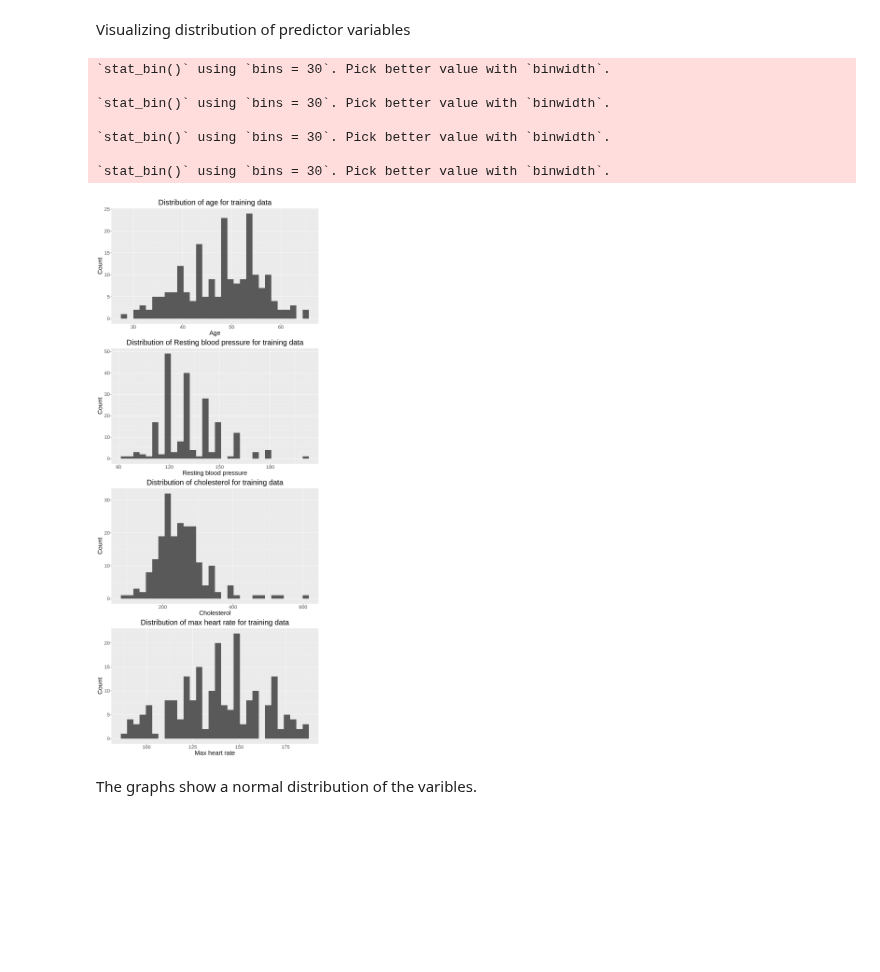
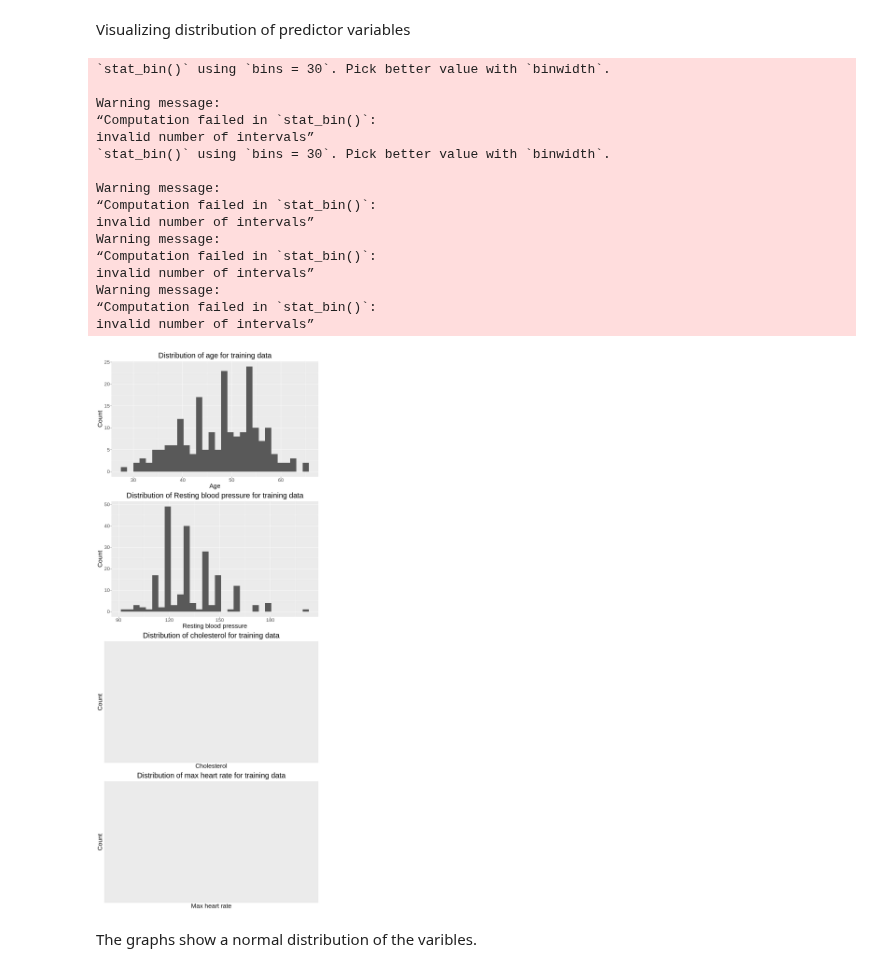
Before and after one commit to elshire7311/dsci100_group73, a Jupyter notebook: heart_analysis.ipynb, the cells around one changed output. Saved outputs shown, nothing was run; the diff lists cells and outputs as text; code cells hidden in the pictures; blank space fills up the shorter version.

```diff
--- a/heart_analysis.ipynb
+++ b/heart_analysis.ipynb
@@ -141,45 +142,56 @@ training_age_plot <- hungarian_train |>
                 geom_histogram()+
                 labs(x="Age", y="Count")+
                 ggtitle("Distribution of age for training data")+
-                theme(text=element_text(size=20), plot.title=element_text(hjust=0.5))
+                theme(text=element_text(size=20), plot.title=element_text(hjust=0.5)) +
+                geom_histogram(breaks = 30)
 
 training_resting_blood_pressure_plot <- hungarian_train |>
                 ggplot(aes(x=resting_blood_pressure))+
                 geom_histogram()+
                 labs(x="Resting blood pressure", y="Count")+
                 ggtitle("Distribution of Resting blood pressure for training data")+
-                theme(text=element_text(size=20), plot.title=element_text(hjust=0.5))
+                theme(text=element_text(size=20), plot.title=element_text(hjust=0.5)) +
+                geom_histogram(breaks = 30)
 
 training_cholesterol_plot <- hungarian_train |>
                 ggplot(aes(x=cholesterol))+
-                geom_histogram()+
+                geom_histogram(breaks = 30)+
                 labs(x="Cholesterol", y="Count")+
                 ggtitle("Distribution of cholesterol for training data")+
                 theme(text=element_text(size=20), plot.title=element_text(hjust=0.5))
 
 training_max_heart_rate_plot <- hungarian_train |>
                 ggplot(aes(x=max_heart_rate))+
-                geom_histogram()+
+                geom_histogram(breaks = 30)+
                 labs(x="Max heart rate", y="Count")+
                 ggtitle("Distribution of max heart rate for training data")+
                 theme(text=element_text(size=20), plot.title=element_text(hjust=0.5))
 
 hungarian_training_plot <- plot_grid(training_age_plot,
                                      training_resting_blood_pressure_plot,
                                      training_cholesterol_plot,
                                      training_max_heart_rate_plot,
                                      ncol=1)
 
 hungarian_training_plot
 # %% [output]
 `stat_bin()` using `bins = 30`. Pick better value with `binwidth`.
 
+Warning message:
+“Computation failed in `stat_bin()`:
+invalid number of intervals”
 `stat_bin()` using `bins = 30`. Pick better value with `binwidth`.
 
-`stat_bin()` using `bins = 30`. Pick better value with `binwidth`.
-
-`stat_bin()` using `bins = 30`. Pick better value with `binwidth`.
+Warning message:
+“Computation failed in `stat_bin()`:
+invalid number of intervals”
+Warning message:
+“Computation failed in `stat_bin()`:
+invalid number of intervals”
+Warning message:
+“Computation failed in `stat_bin()`:
+invalid number of intervals”
-[figure, old version]
+[figure, new version]
 # %% [markdown]
 The graphs show a normal distribution of the varibles.
 # %% [markdown]
```
Also changed, not shown: parts of 9 cells of this notebook.
